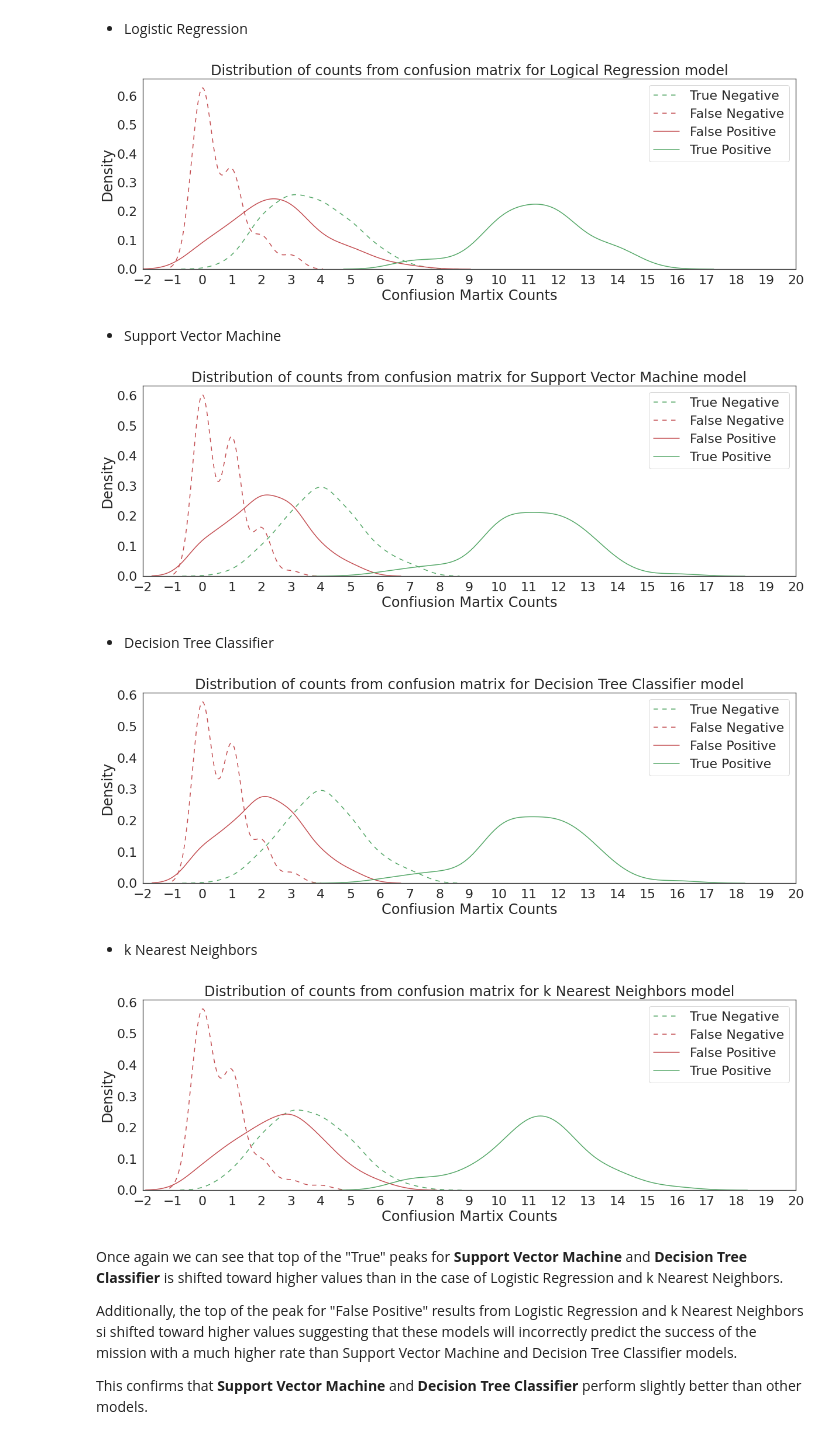
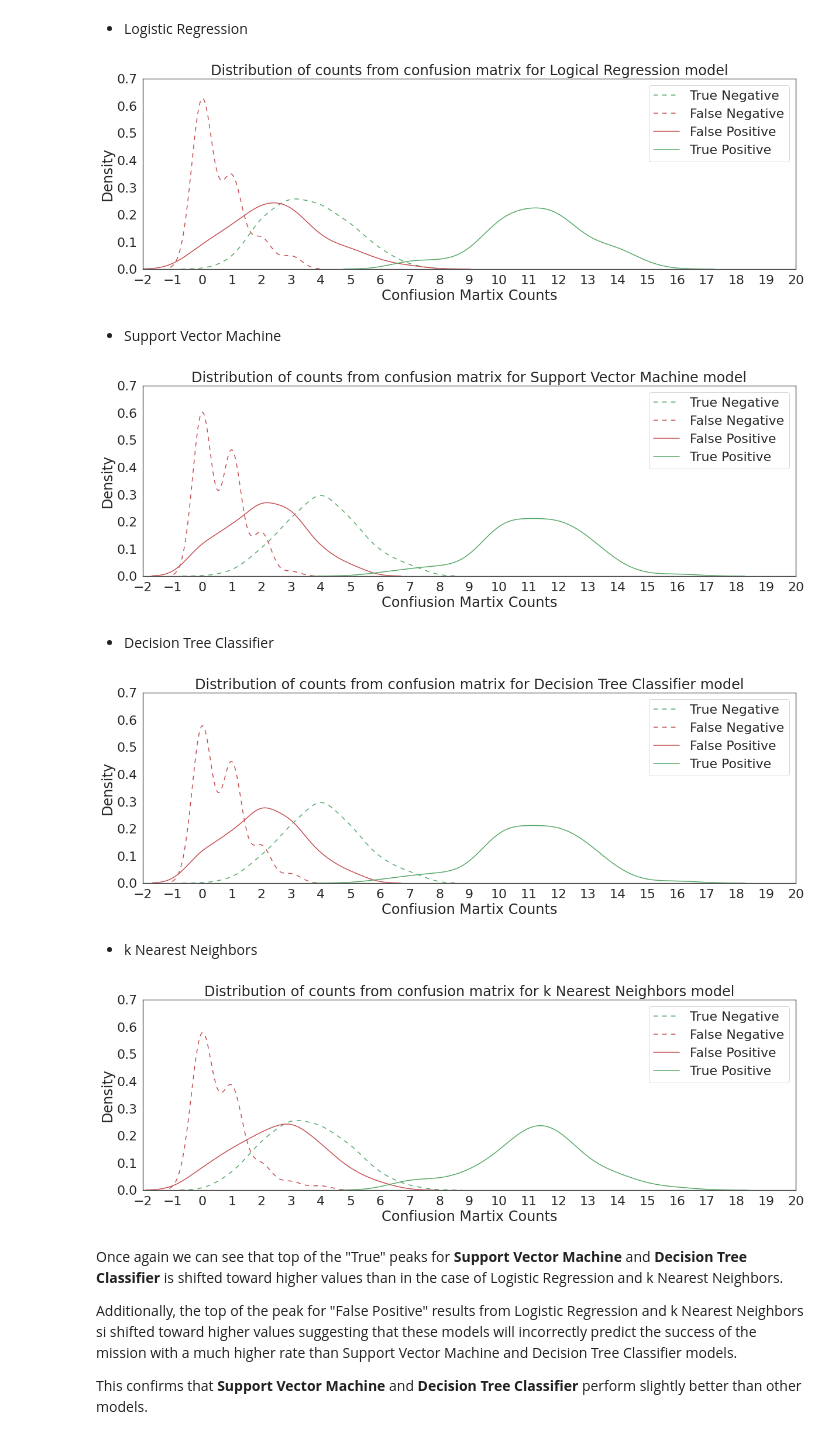
Before and after one commit to ljszatkowski/Applied-Data-Science-Capstone---Coursera, a Jupyter notebook: 09_Statistics_for_Predictive_Analysis.ipynb, the cells around one changed output. Saved outputs shown, nothing was run; the diff lists cells and outputs as text; code cells hidden in the pictures.

```diff
--- a/09_Statistics_for_Predictive_Analysis.ipynb
+++ b/09_Statistics_for_Predictive_Analysis.ipynb
@@ -244,6 +244,7 @@ ax4 = sns.distplot(stat_df['LR_TP'], hist=False, color="g", label ="True Positiv
 ax1.lines[0].set_linestyle((0, (5, 5)))
 ax2.lines[1].set_linestyle((0, (5, 5)))
 ax1.set(xlim=(-2, 20))
+ax1.set(ylim=(0,0.7))
 plt.xticks(np.arange(-2, 21, 1))
 
 plt.title("Distribution of counts from confusion matrix for Logical Regression model")
@@ -254,7 +255,7 @@ plt.legend()
 plt.show()
 plt.close()
 # %% [output]
-[figure, old version]
+[figure, new version]
 # %% [markdown]
 * Support Vector Machine
 # %%
@@ -270,6 +271,7 @@ ax4 = sns.distplot(stat_df['SV_TP'], hist=False, color="g", label ="True Positiv
 ax1.lines[0].set_linestyle((0, (5, 5)))
 ax2.lines[1].set_linestyle((0, (5, 5)))
 ax1.set(xlim=(-2, 20))
+ax1.set(ylim=(0,0.7))
 plt.xticks(np.arange(-2, 21, 1))
 
 
@@ -281,34 +283,35 @@ plt.legend()
 plt.show()
 plt.close()
 # %% [output]
-[figure, old version]
+[figure, new version]
 # %% [markdown]
 * Decision Tree Classifier
 # %%
 plt.figure(figsize=(20, 6))
 
 sns.set(font_scale = 2)
 sns.set_style("white")
 
 ax1 = sns.distplot(stat_df['TR_TN'], hist=False, color="g", label ="True Negative")
 ax2 = sns.distplot(stat_df['TR_FN'], hist=False, color="r", label ="False Negative", ax=ax1)
 ax3 = sns.distplot(stat_df['TR_FP'], hist=False, color="r", label ="False Positive", ax=ax1)
 ax4 = sns.distplot(stat_df['TR_TP'], hist=False, color="g", label ="True Positive", ax=ax1)
 ax1.lines[0].set_linestyle((0, (5, 5)))
 ax2.lines[1].set_linestyle((0, (5, 5)))
 ax1.set(xlim=(-2, 20))
+ax1.set(ylim=(0,0.7))
 plt.xticks(np.arange(-2, 21, 1))
 
 
 plt.title("Distribution of counts from confusion matrix for Decision Tree Classifier model")
 plt.xlabel('Confiusion Martix Counts')
 plt.ylabel('Density')
 plt.legend()
 
 plt.show()
 plt.close()
 # %% [output]
-[figure, old version]
+[figure, new version]
 # %% [markdown]
 * k Nearest Neighbors
 # %%
@@ -324,6 +327,7 @@ ax4 = sns.distplot(stat_df['KNN_TP'], hist=False, color="g", label ="True Positi
 ax1.lines[0].set_linestyle((0, (5, 5)))
 ax2.lines[1].set_linestyle((0, (5, 5)))
 ax1.set(xlim=(-2, 20))
+ax1.set(ylim=(0,0.7))
 plt.xticks(np.arange(-2, 21, 1))
 
 
@@ -335,7 +339,7 @@ plt.legend()
 plt.show()
 plt.close()
 # %% [output]
-[figure, old version]
+[figure, new version]
 # %% [markdown]
 Once again we can see that top of the "True" peaks for **Support Vector Machine** and **Decision Tree Classifier** is shifted toward higher values than in the case of Logistic Regression and k Nearest Neighbors.
 
```
